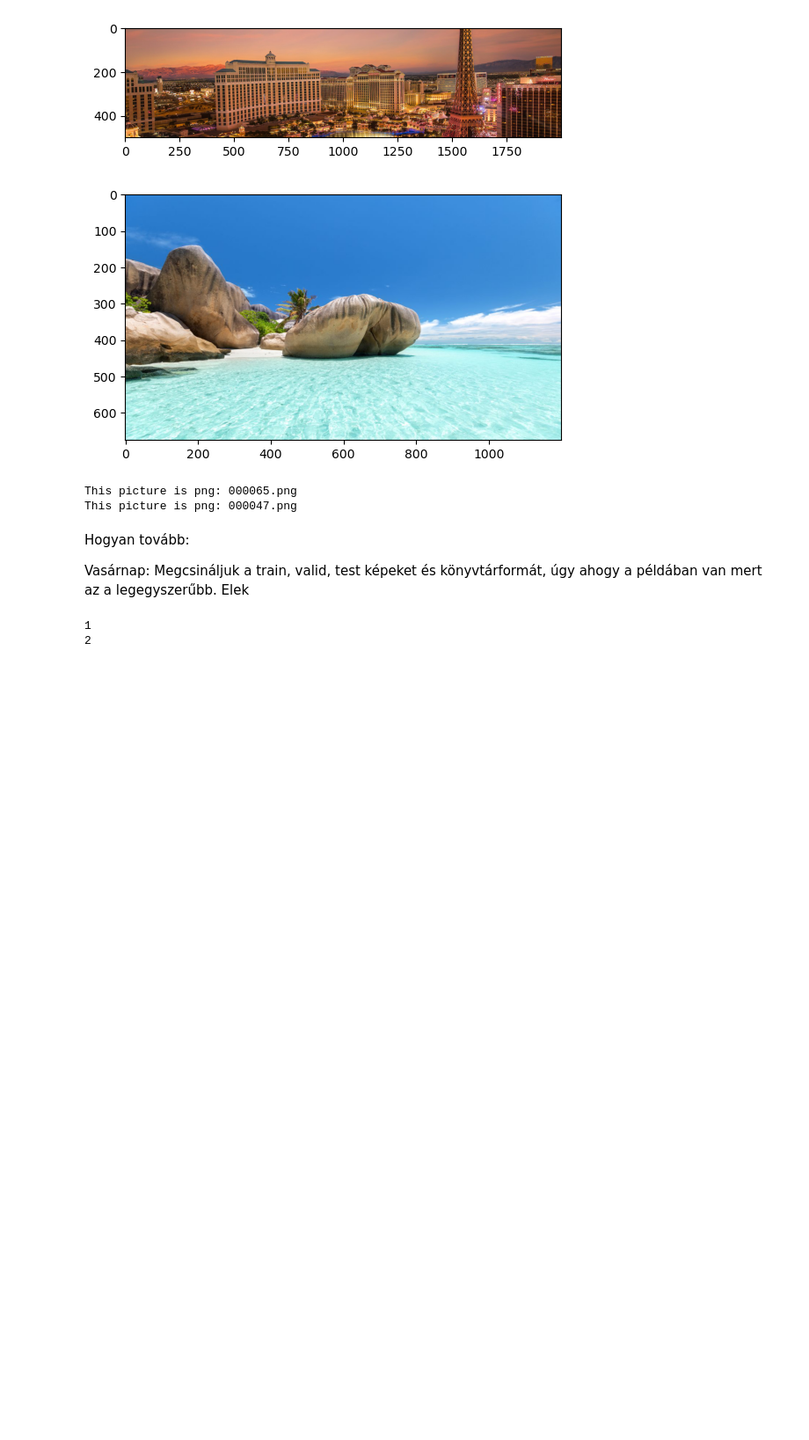
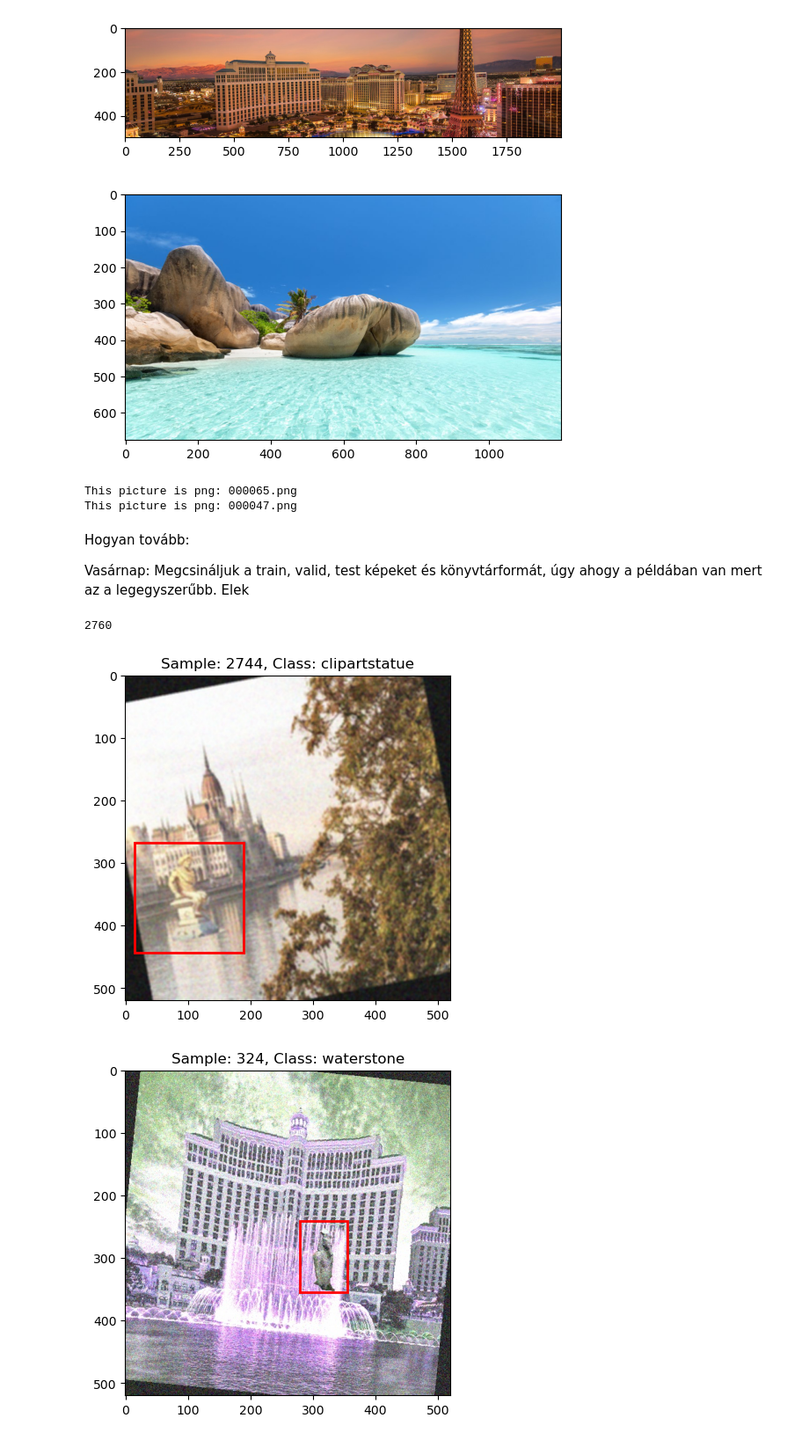
Before and after one commit to miguff/ELTE, a Jupyter notebook: DeepNetworkDevelompent/Assignment1/ImageDataGen.ipynb, the cells around one changed output. Shown at 88% size. Cells and saved outputs as stored; diff of their text form; code cells hidden in the pictures; blank space fills up the shorter version.

Commit message:
generated dataset and view

```diff
--- a/DeepNetworkDevelompent/Assignment1/ImageDataGen.ipynb
+++ b/DeepNetworkDevelompent/Assignment1/ImageDataGen.ipynb
@@ -328,21 +346,14 @@ GenImPath = "OBJBG\Images"
 GenBBPath = "OBJBG\BoundingBox"
 GeneratedImages = os.listdir(GenImPath)
 GeneratedBB = os.listdir(GenBBPath)
-
-
-#TrainIm = GeneratedImages[:int(len(GeneratedImages)*0.7)]
-#TrainBB = GeneratedBB[:int(len(GeneratedBB)*0.7)]
-
-TrainIm = GeneratedImages[:1]
-TrainBB = GeneratedBB[:1]
-
+TrainIm = GeneratedImages[:int(len(GeneratedImages)*0.7)]
+TrainBB = GeneratedBB[:int(len(GeneratedBB)*0.7)]
 ValIm = GeneratedImages[int(len(GeneratedImages)*0.7):int(len(GeneratedImages)*0.9)]
 ValBB = GeneratedBB[int(len(GeneratedBB)*0.7):int(len(GeneratedBB)*0.9)]
 TestIm = GeneratedImages[int(len(GeneratedImages)*0.9):]
 TestBB = GeneratedBB[int(len(GeneratedBB)*0.9):]
 
 
-GenerateTrainValTest("train", 2, TrainIm, TrainBB)
+GenerateTrainValTest(TypeData="train",numImages=2800, PathofImages=TrainIm, PathofBB=TrainBB)
+GenerateTrainValTest(TypeData="val",numImages=800, PathofImages=ValIm, PathofBB=ValBB)
+GenerateTrainValTest(TypeData="test",numImages=400, PathofImages=TestIm, PathofBB=TestBB)
-# %% [output]
-1
-2
@@ -348,0 +412,54 @@ GenerateTrainValTest("train", 2, TrainIm, TrainBB)
+# %%
+train_dataset = ImageDataset(root_dir='root\\dataset\\train')
+train_loader = DataLoader(train_dataset, batch_size=16, shuffle=True, num_workers=4, pin_memory=True)
+
+
+val_dataset = ImageDataset(root_dir='root\\dataset\\val')
+val_loader = DataLoader(val_dataset, batch_size=16, shuffle=False, num_workers=4, pin_memory=True)
+
+test_dataset = ImageDataset(root_dir='root\\dataset\\test')
+test_loader = DataLoader(test_dataset, batch_size=16, shuffle=False, num_workers=4, pin_memory=True)
+# %% [output]
+2760
+# %%
+def visualize_dataset(dataset, numberofimages):
+    ObjectDirectory = 'Object'
+    #Gather all the names of the objects
+    ObjectNames = os.listdir(ObjectDirectory)
+
+    #We suffle the list of background
+    random.shuffle(ImageNames)
+
+    ObjectID = {
+        1: ObjectNames[0][:-4],
+        2: ObjectNames[1][:-4],
+        3: ObjectNames[2][:-4]
+    }
+
+
+
+    for i in range(numberofimages):
+        imagenumber = random.randint(0, len(dataset)-1)
+        sample = dataset[imagenumber]
+        image = sample['image']
+        classid = sample['label'].item()
+        classname = ObjectID[classid]
+
+        image = image.permute(1, 2, 0).numpy()
+        x_min, y_min, x_max, y_max = sample['bbox']
+        bbox_width = x_max - x_min
+        bbox_height = y_max - y_min
+
+        fig, ax = plt.subplots(1)
+        ax.imshow(image)
+        rect = Rectangle((x_min, y_min), bbox_width, bbox_height, linewidth=2, edgecolor='r', facecolor='none')
+
+# Add the patch to the Axes
+        ax.add_patch(rect)
+        plt.title(f"Sample: {imagenumber}, Class: {classname}")
+        plt.show()
+# %%
+visualize_dataset(train_dataset, 2)
+# %% [output]
+[figure, added]
+[figure, added]
```
Also changed, not shown: parts of 3 cells of this notebook.
